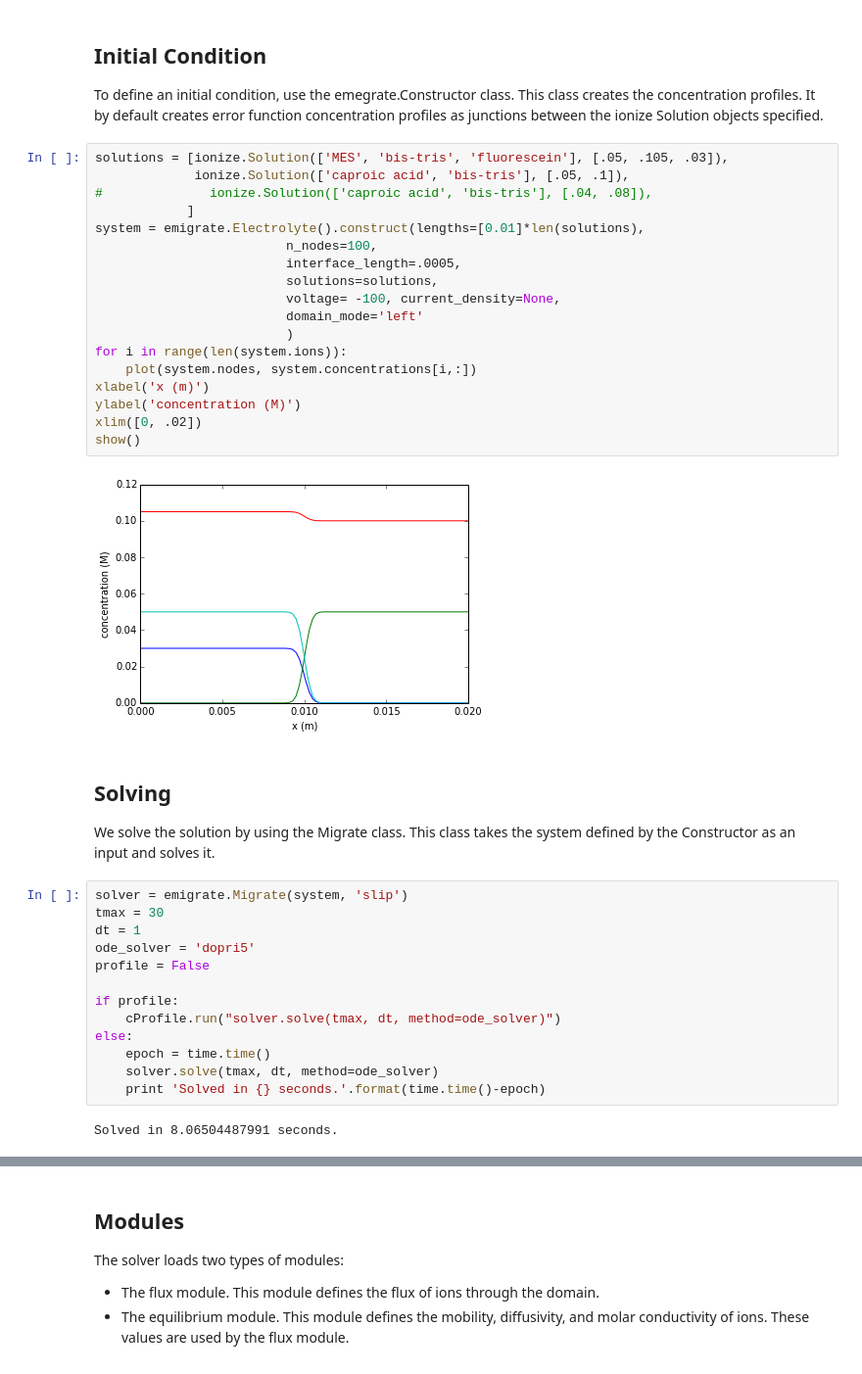
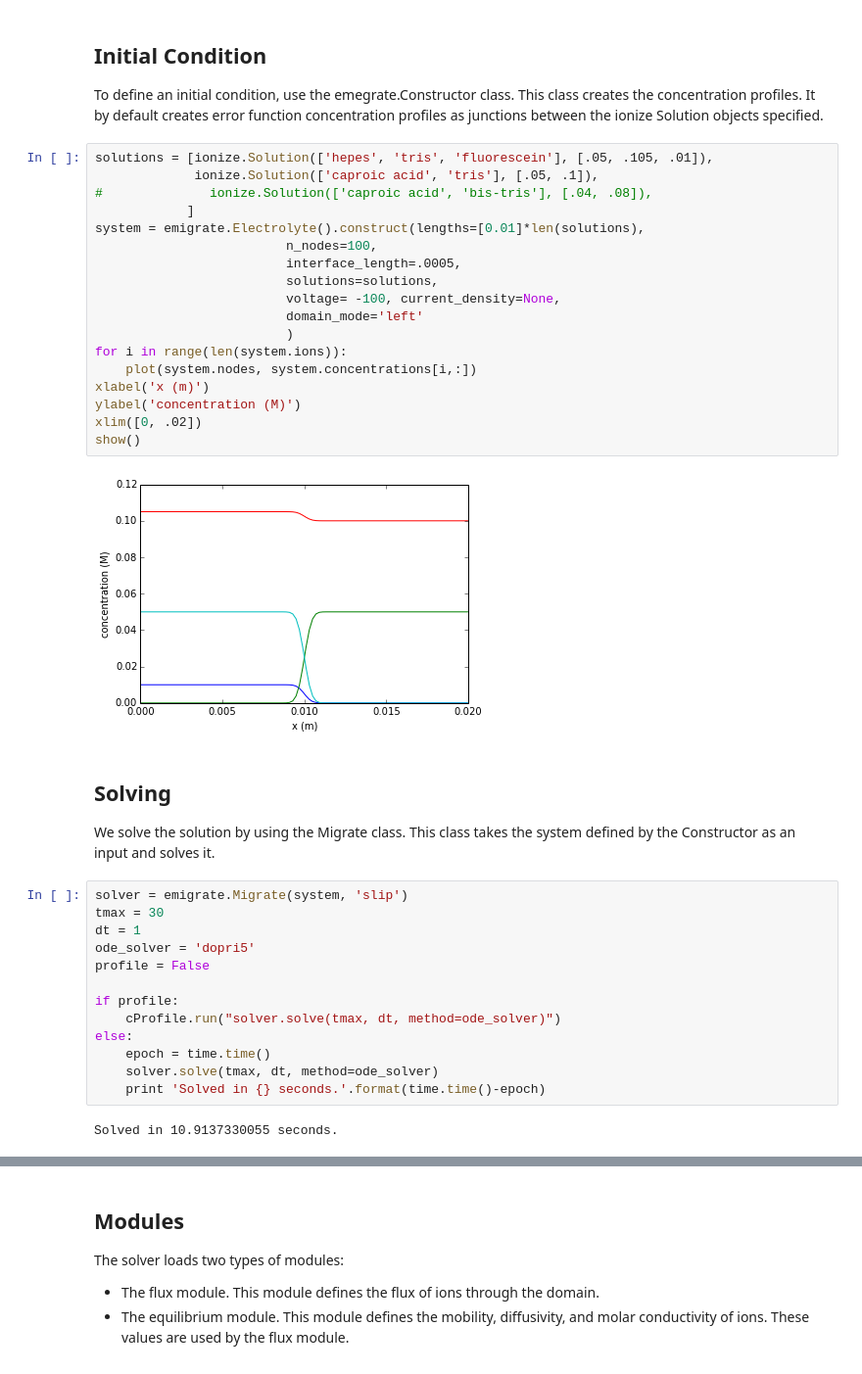
Before and after one commit to lewisamarshall/emigrate, a Jupyter notebook: Tutorial.ipynb, the cells around one changed output, grey strips where cells are left out. Shown at 98% size. Cells and saved outputs as stored; diff of their text form.

```diff
--- a/Tutorial.ipynb
+++ b/Tutorial.ipynb
@@ -18,25 +18,25 @@ Initial Condition
 -----------------
 To define an initial condition, use the emegrate.Constructor class. This class creates the concentration profiles. It by default creates error function concentration profiles as junctions between the ionize Solution objects specified.
 # %%
-solutions = [ionize.Solution(['MES', 'bis-tris', 'fluorescein'], [.05, .105, .03]),
-             ionize.Solution(['caproic acid', 'bis-tris'], [.05, .1]),
+solutions = [ionize.Solution(['hepes', 'tris', 'fluorescein'], [.05, .105, .01]),
+             ionize.Solution(['caproic acid', 'tris'], [.05, .1]),
 #              ionize.Solution(['caproic acid', 'bis-tris'], [.04, .08]),
             ]
 system = emigrate.Electrolyte().construct(lengths=[0.01]*len(solutions),
                          n_nodes=100,
                          interface_length=.0005,
                          solutions=solutions,
                          voltage= -100, current_density=None,
                          domain_mode='left'
                          )
 for i in range(len(system.ions)):
     plot(system.nodes, system.concentrations[i,:])
 xlabel('x (m)')
 ylabel('concentration (M)')
 xlim([0, .02])
 show()
 # %% [output]
-[figure, old version]
+[figure, new version]
 # %% [markdown]
 Solving
 -------
@@ -55,7 +55,7 @@ else:
     solver.solve(tmax, dt, method=ode_solver)
     print 'Solved in {} seconds.'.format(time.time()-epoch)
 # %% [output]
-Solved in 8.06504487991 seconds.
+Solved in 10.9137330055 seconds.
 # %%
 for solution in solver.solution.values():
         for ion_concentration in solution.concentrations:
```
Also changed, not shown: parts of 1 cell of this notebook, 2 other files.
